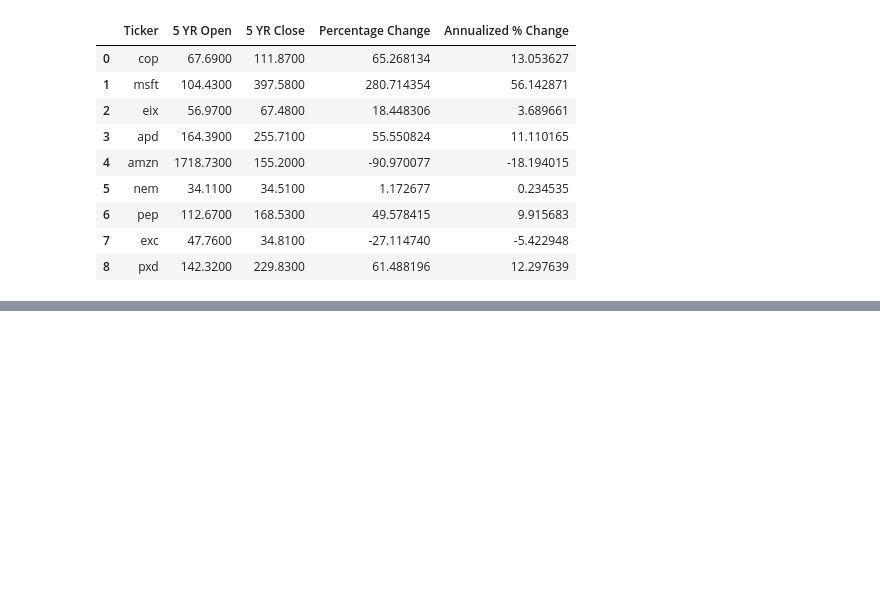
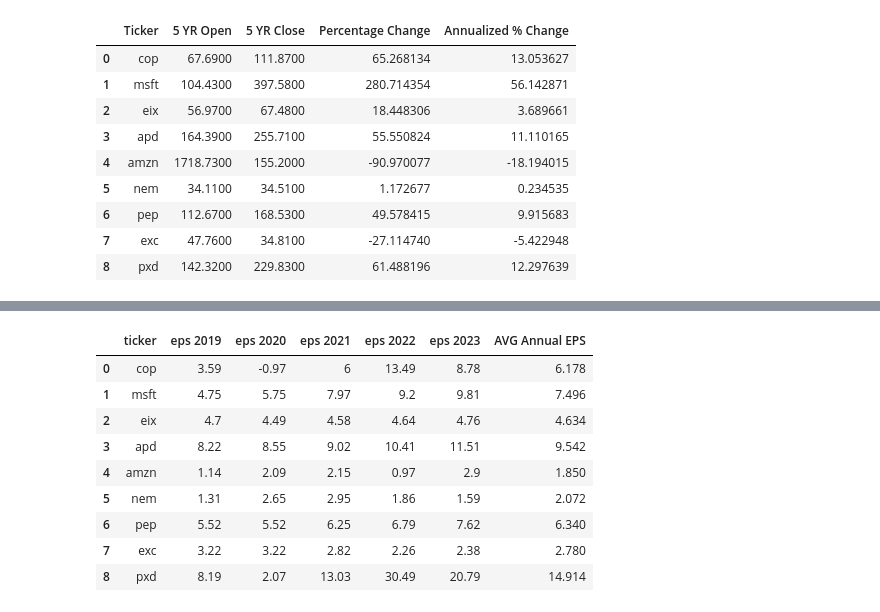
Before and after one commit to r-swift/Group-4-Project-1, a Jupyter notebook: ESG.ipynb, the cells around one changed output, grey strips where cells are left out. Cells and saved outputs as stored; diff of their text form; code cells hidden in the pictures; blank space fills up the shorter version.

```diff
--- a/ESG.ipynb
+++ b/ESG.ipynb
@@ -386,0 +495,14 @@ stock_data_df
+# %%
+eps_df = pd.DataFrame(stock_data)
+eps_df
+# %% [output]
+|  | ticker | eps 2019 | eps 2020 | eps 2021 | eps 2022 | eps 2023 | AVG Annual EPS |
+| 0 | cop | 3.59 | -0.97 | 6 | 13.49 | 8.78 | 6.178 |
+| 1 | msft | 4.75 | 5.75 | 7.97 | 9.2 | 9.81 | 7.496 |
+| 2 | eix | 4.7 | 4.49 | 4.58 | 4.64 | 4.76 | 4.634 |
+| 3 | apd | 8.22 | 8.55 | 9.02 | 10.41 | 11.51 | 9.542 |
+| 4 | amzn | 1.14 | 2.09 | 2.15 | 0.97 | 2.9 | 1.850 |
+| 5 | nem | 1.31 | 2.65 | 2.95 | 1.86 | 1.59 | 2.072 |
+| 6 | pep | 5.52 | 5.52 | 6.25 | 6.79 | 7.62 | 6.340 |
+| 7 | exc | 3.22 | 3.22 | 2.82 | 2.26 | 2.38 | 2.780 |
+| 8 | pxd | 8.19 | 2.07 | 13.03 | 30.49 | 20.79 | 14.914 |
```
Also changed, not shown: parts of 13 cells of this notebook.
